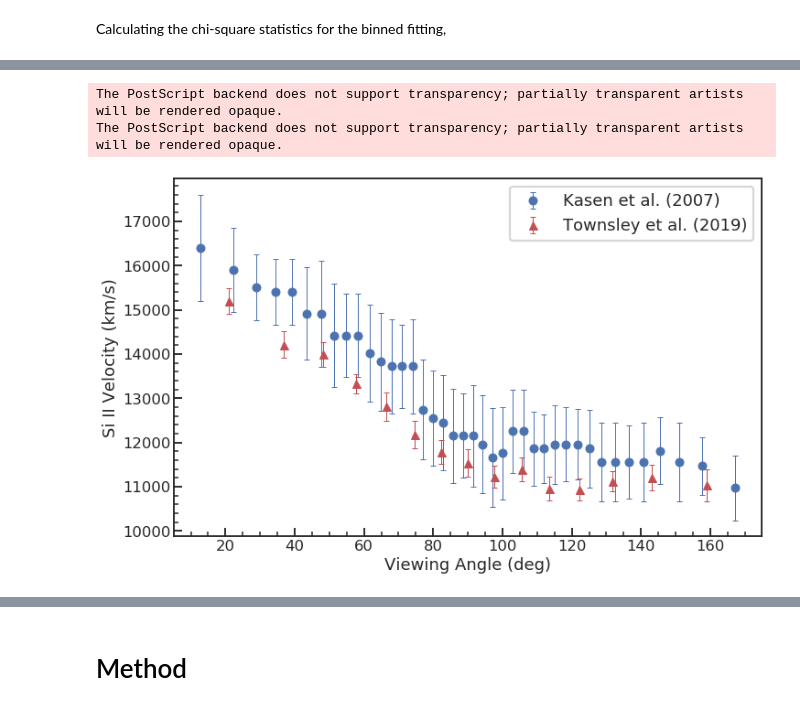
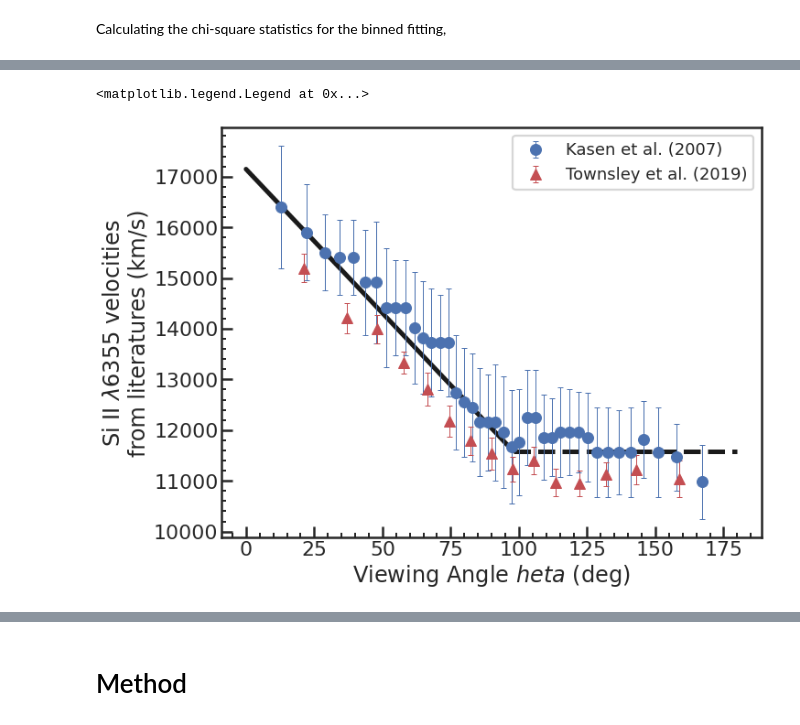
Before and after one commit to ketozhang/ejecta-velocities-of-type-Ia-supernovae, a Jupyter notebook: report.ipynb, the cells around one changed output, grey strips where cells are left out. Drawn from its saved outputs; the diff is of its cells as text; code cells hidden in the pictures.

```diff
--- a/report.ipynb
+++ b/report.ipynb
@@ -52,10 +43,26 @@ sn_data.head()
 # %%
+from dataloader import import_kaepora  # See dataloader.py::clean_data for data cleaning process
+
+data = import_kaepora()
+
+# Plot
 bins = np.arange(7000, 17000, 500)
-plt.hist(sn_data['v_siII'], bins=bins, color='k', histtype='step', label='Observed')
+plt.hist(data['v_siII'],
+         bins=bins,
+         color='k',
+         histtype='step',
+         label='Observed')
 
 # Plot config
 plt.xlabel('Si II Velocity (km/s)')
 plt.ylabel('Proportion (% of data)')
 
-plt.savefig('results/velocity_dist_raw.eps', orientation='landscape', format='eps', )
+display(data.head())
+display(data.describe())
+
+plt.savefig(
+    'results/velocity_dist_raw.eps',
+    orientation='landscape',
+    format='eps',
+)
 # %% [output]
@@ -286,7 +323,7 @@ _.style.format(("{:.6g}"))
 BINNED_UNIMODAL_PARAMS = np.loadtxt('results/binned_unimodal_params.csv', delimiter=',')
 BINNED_BIMODAL_PARAMS = np.loadtxt('results/binned_bimodal_params.csv', delimiter=',')
 
-x = sn_data['v_siII']
+x = data['v_siII']
 bins = np.arange(7000, 17000, 500)
 plt.hist(x, density=True, bins=bins, color='k', histtype='step', label='Observed')
 
@@ -371,19 +545,20 @@ _.style.format("{:.6g}")
 # %%
-kasen_model = import_kasen07()
+params, _ = curve_fit(piecewise_linear, np.concatenate([kasen_model['viewing_angle'], townsley_model['viewing_angle']]), np.concatenate([kasen_model['v_siII'], townsley_model['v_siII']]), p0=[100, 12000, -4000/60])
+
+x = np.linspace(0, 180,1000)
+fig = plt.figure(figsize=(10, 7))
+
 plt.errorbar(kasen_model['viewing_angle'], kasen_model['v_siII'], yerr=kasen_model['v_siII_err'],
-             fmt='o', elinewidth=1, capsize=3, capthick=1, label='Kasen et al. (2007)')
+             fmt='o', elinewidth=1, capsize=3, capthick=1, zorder=2, label='Kasen et al. (2007)')
+plt.errorbar(townsley_model['viewing_angle'], townsley_model['v_siII'], yerr=townsley_model['v_siII_err'],
+             fmt='^', elinewidth=1, capsize=3, capthick=1, color='r', zorder=2, label='Townsley et al. (2019)')
+plt.plot(x[x <= params[0]], piecewise_linear(x, *params)[x <= params[0]], color='k', lw=5, zorder=1)
+plt.plot(x[x > params[0]], piecewise_linear(x, *params)[x > params[0]], color='k', lw=5, zorder=1, ls='--')
 
-townsley_model = import_townsley19()
-plt.errorbar(townsley_model['viewing_angle'], townsley_model['v_siII'], yerr=townsley_model['v_siII_err'],
-             fmt='^', elinewidth=1, capsize=3, capthick=1, color='r', label='Townsley et al. (2019)')
-
-plt.xlabel('Viewing Angle (deg)')
-plt.ylabel('Si II Velocity (km/s)')
+plt.xlabel('Viewing Angle $\theta$ (deg)')
+plt.ylabel('Si II $\lambda$6355 velocities\nfrom literatures (km/s)')
 plt.tight_layout(pad=0)
 plt.legend()
-
-plt.savefig('results/Kasen07_velocity_plot.eps', orientation='landscape', format='eps', )
 # %% [output]
-The PostScript backend does not support transparency; partially transparent artists will be rendered opaque.
-The PostScript backend does not support transparency; partially transparent artists will be rendered opaque.
+<matplotlib.legend.Legend at 0x...>
-[figure, old version]
+[figure, new version]
```
Also changed, not shown: parts of 49 cells of this notebook, 12 other files.
